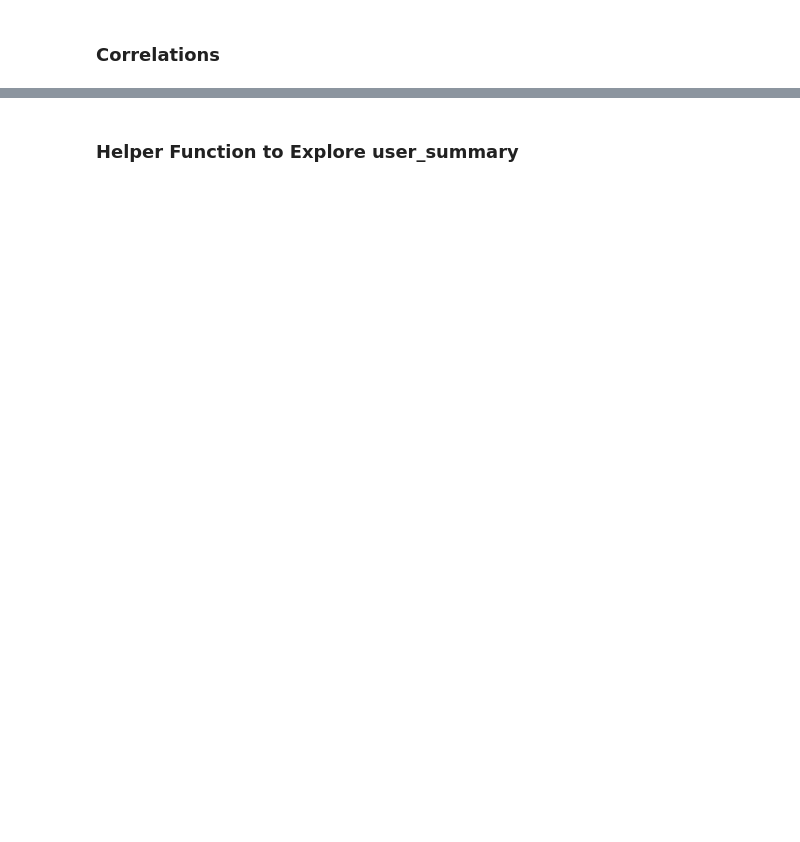
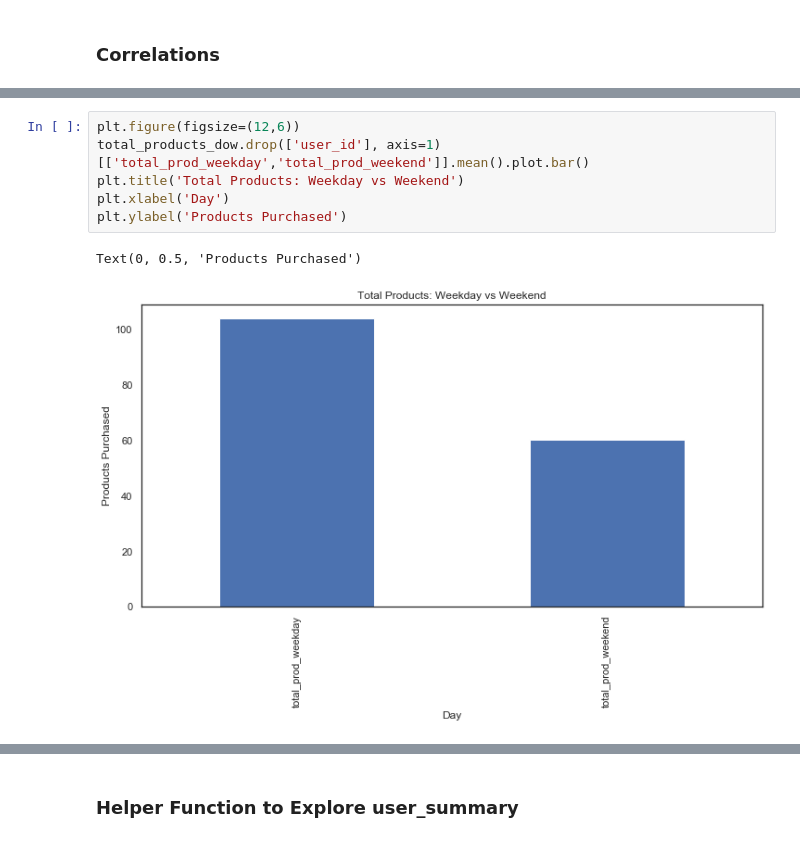
Before and after one commit to Josefa-Sullivan/Instacart, a Jupyter notebook: Jordan/EDA_Jordan.ipynb, the cells around one changed output, grey strips where cells are left out. Drawn from its saved outputs; the diff is of its cells as text; blank space fills up the shorter version.

```diff
--- a/Jordan/EDA_Jordan.ipynb
+++ b/Jordan/EDA_Jordan.ipynb
@@ -301,0 +422,9 @@ sns.heatmap(corr, mask=mask, cmap=cmap, vmax=.3, center=0,
+# %%
+plt.figure(figsize=(12,6))
+total_products_dow.drop(['user_id'], axis=1)[['total_prod_weekday','total_prod_weekend']].mean().plot.bar()
+plt.title('Total Products: Weekday vs Weekend')
+plt.xlabel('Day')
+plt.ylabel('Products Purchased')
+# %% [output]
+Text(0, 0.5, 'Products Purchased')
+[figure, added]
```
Also changed, not shown: parts of 45 cells of this notebook, 1 other file.
